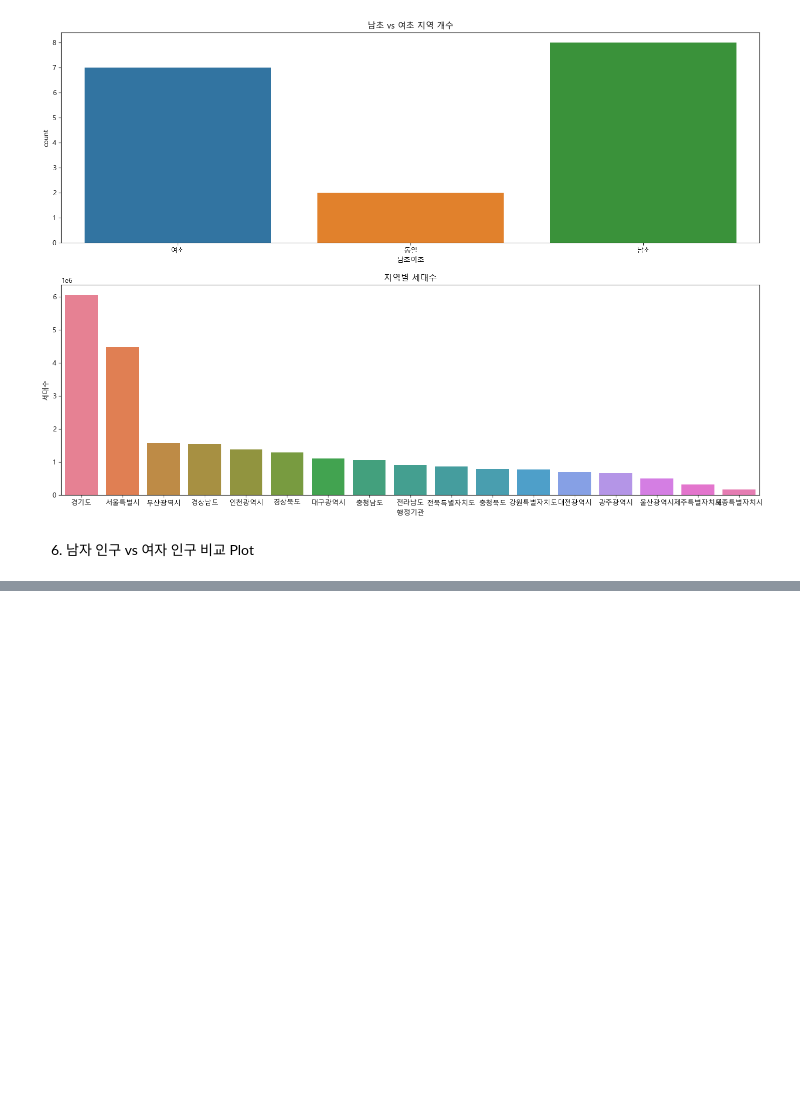
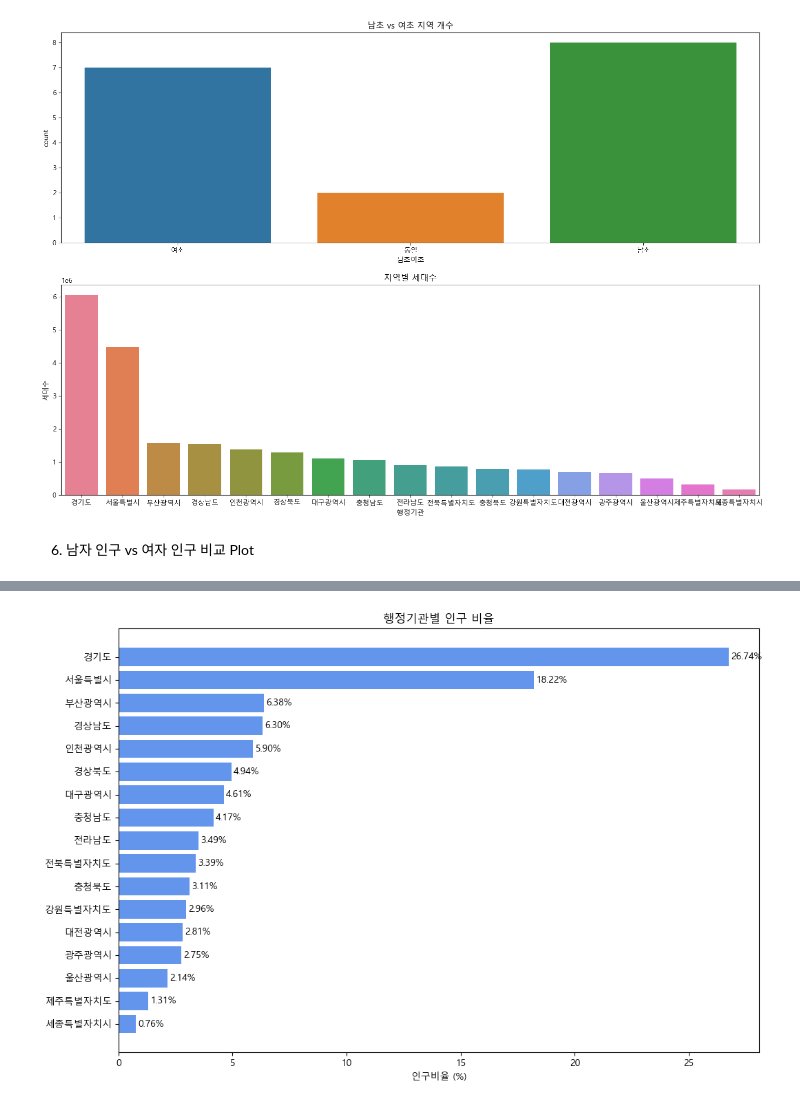
Before and after one commit to Ahn-TaeKyung/Python_Webscraping_Analysis, a Jupyter notebook: Practice/05_인구현황분석.ipynb, the cells around one changed output, grey strips where cells are left out. Drawn from its saved outputs; the diff is of its cells as text; code cells hidden in the pictures; blank space fills up the shorter version.

```diff
--- a/Practice/05_인구현황분석.ipynb
+++ b/Practice/05_인구현황분석.ipynb
@@ -216,0 +422,4 @@ plt.show()
+# %%
+# 전국 총인구수
+total_population = df_all[df_all['행정기관'] == '전국']['총인구수'].values[0]
+total_population
@@ -216,0 +428,5 @@ plt.show()
+# %%
+# 인구비율(%) 컬럼 추가하기
+df['인구비율(%)'] = df['총인구수'] / total_population * 100
+
+df
@@ -216,0 +452,4 @@ plt.show()
+# %%
+# 전국 제외
+df_plot = df.sort_values(by='인구비율(%)', ascending=False)
+df_plot
@@ -216,0 +475,17 @@ plt.show()
+# %%
+# 시각화
+plt.figure(figsize=(12, 8))
+bars = plt.barh(df_plot['행정기관'], df_plot['인구비율(%)'], color='cornflowerblue')
+
+plt.xlabel('인구비율 (%)')
+plt.title('행정기관별 인구 비율')
+
+# 값 표시
+for bar in bars:
+    plt.text(bar.get_width() + 0.1, bar.get_y() + bar.get_height()/2,
+             f"{bar.get_width():.2f}%", va='center')
+
+plt.gca().invert_yaxis()
+plt.show()
+# %% [output]
+[figure, added]
```
Also changed, not shown: parts of 22 cells of this notebook, 8 other files.
